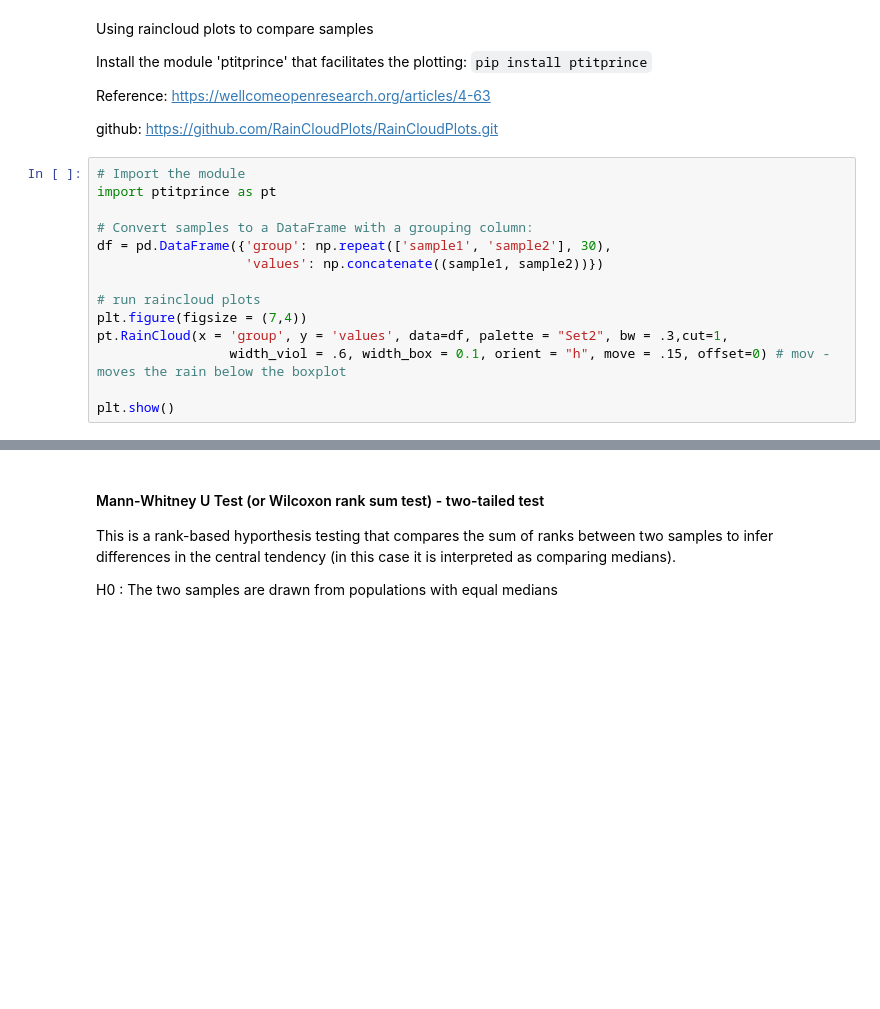
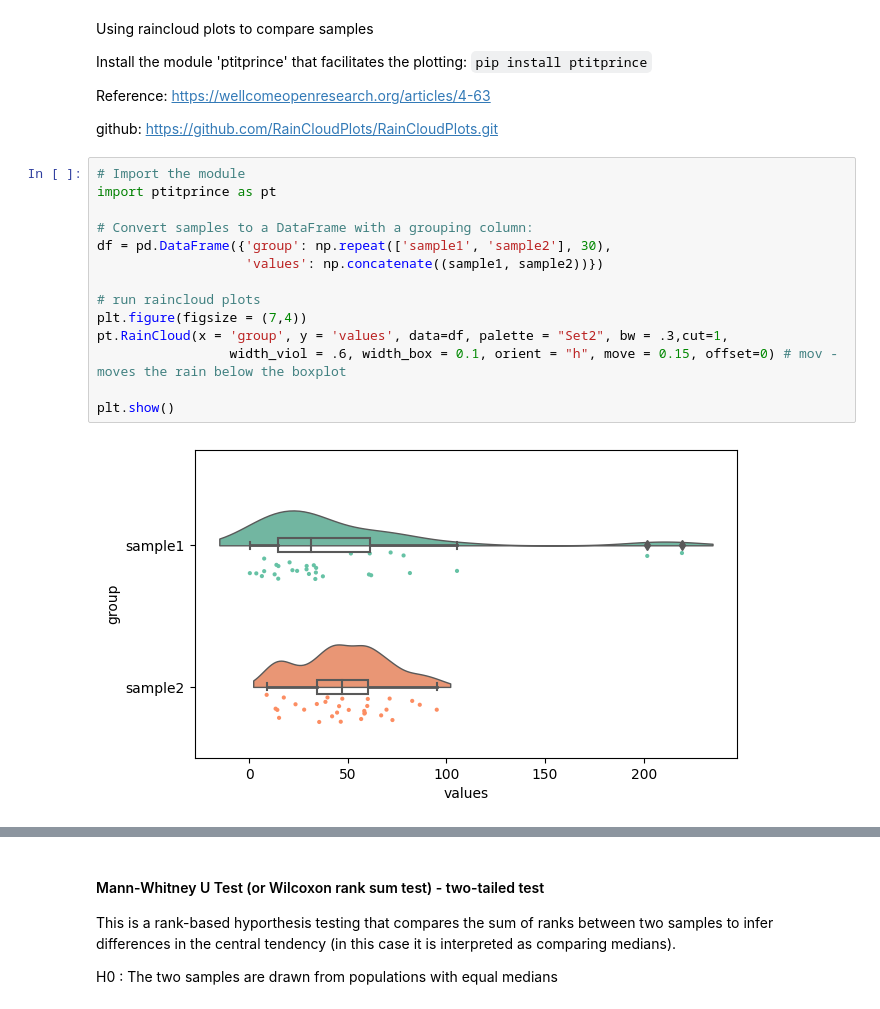
Before and after one commit to isa-ulisboa/greends-avcad-2024, a Jupyter notebook: examples/Hypothesis_testing_Non-parametric.ipynb, the cells around one changed output, grey strips where cells are left out. Saved outputs shown, nothing was run; the diff lists cells and outputs as text; blank space fills up the shorter version.

```diff
--- a/examples/Hypothesis_testing_Non-parametric.ipynb
+++ b/examples/Hypothesis_testing_Non-parametric.ipynb
@@ -52,17 +54,19 @@ github: https://github.com/RainCloudPlots/RainCloudPlots.git
 # %%
 # Import the module
 import ptitprince as pt
 
 # Convert samples to a DataFrame with a grouping column:
 df = pd.DataFrame({'group': np.repeat(['sample1', 'sample2'], 30),
                    'values': np.concatenate((sample1, sample2))})
 
 # run raincloud plots
 plt.figure(figsize = (7,4))
 pt.RainCloud(x = 'group', y = 'values', data=df, palette = "Set2", bw = .3,cut=1,
-                 width_viol = .6, width_box = 0.1, orient = "h", move = .15, offset=0) # mov - moves the rain below the boxplot
+                 width_viol = .6, width_box = 0.1, orient = "h", move = 0.15, offset=0) # mov - moves the rain below the boxplot
 
 plt.show()
+# %% [output]
+[figure, added]
 # %%
 # Compute the test
 stat, p = sts.ks_2samp(sample1, sample2)
```
Also changed, not shown: parts of 17 cells of this notebook, 5 other files.
